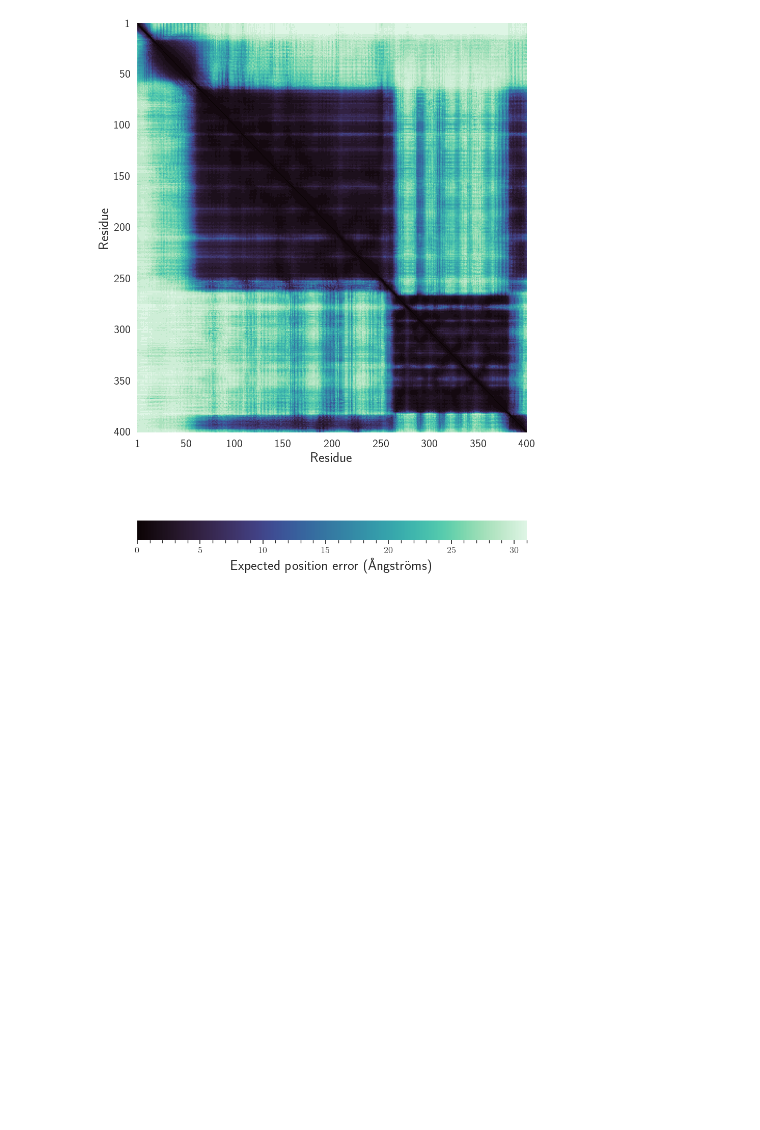
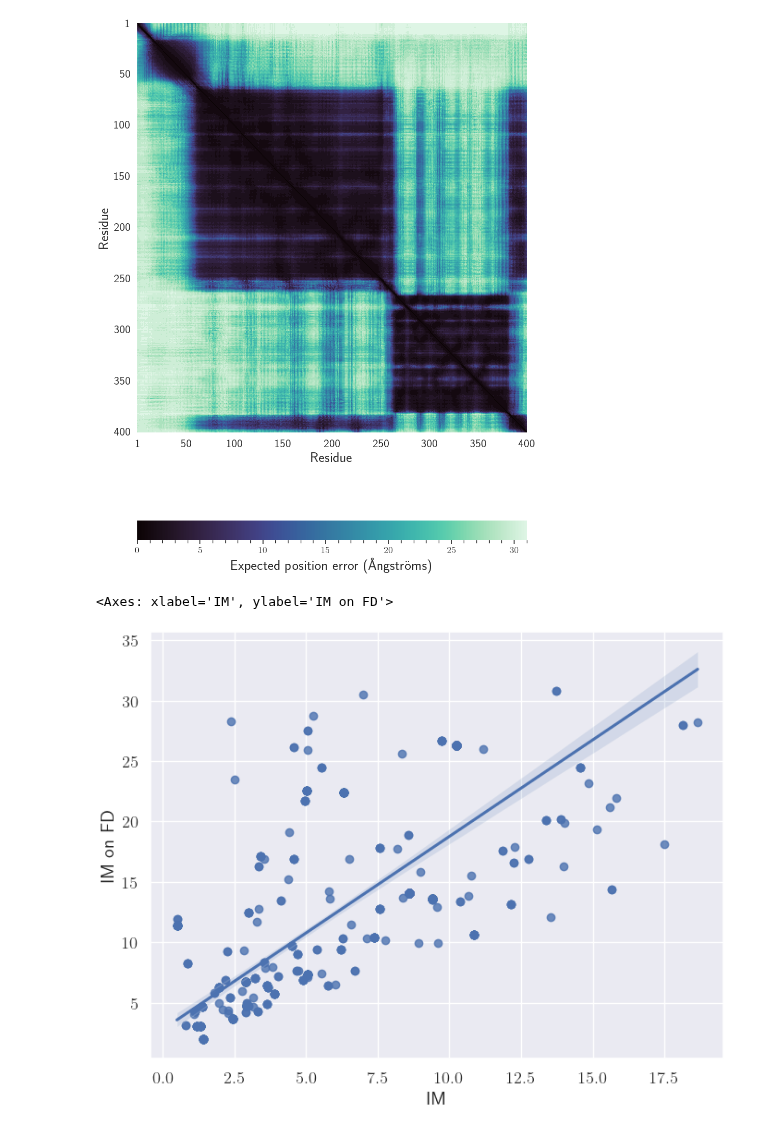
Before and after one commit to jpigles/alphafold-rmsd, a Jupyter notebook: pae.ipynb, the cells around one changed output. Saved outputs shown, nothing was run; the diff lists cells and outputs as text; code cells hidden in the pictures; blank space fills up the shorter version.

Commit message:
Made a correlation scatterplot for protein regions

```diff
--- a/pae.ipynb
+++ b/pae.ipynb
@@ -306,3 +306,12 @@ plt.tight_layout()
 plt.savefig('./project_pipeline/data/figures/pae_heatmap.png')
 # %% [output]
 [figure]
+# %%
+# Quick experimental correlation test
+df_pae[['IM', 'IM on FD', 'FD']] = df_pae[['IM', 'IM on FD', 'FD']].astype('float')
+
+fig, ax = plt.subplots(figsize=(8, 6))
+sns.regplot(data=df_pae, x='IM', y='IM on FD', ax=ax)
+# %% [output]
+<Axes: xlabel='IM', ylabel='IM on FD'>
+[figure, added]
```
